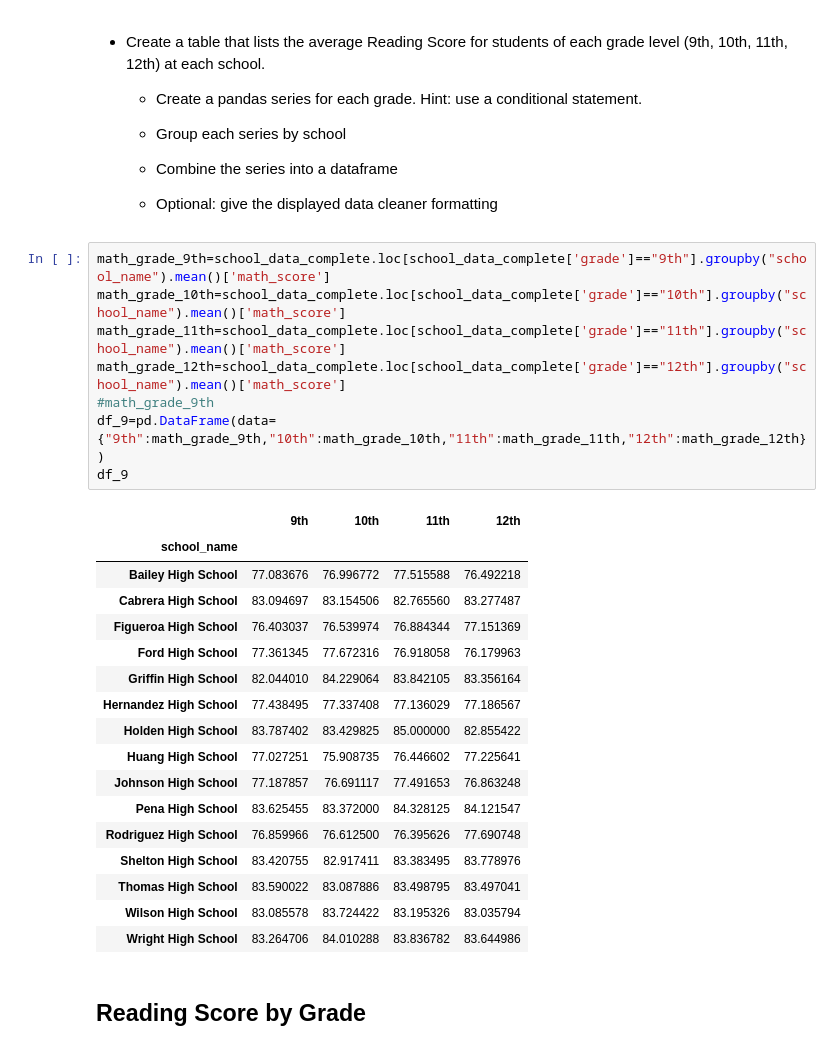
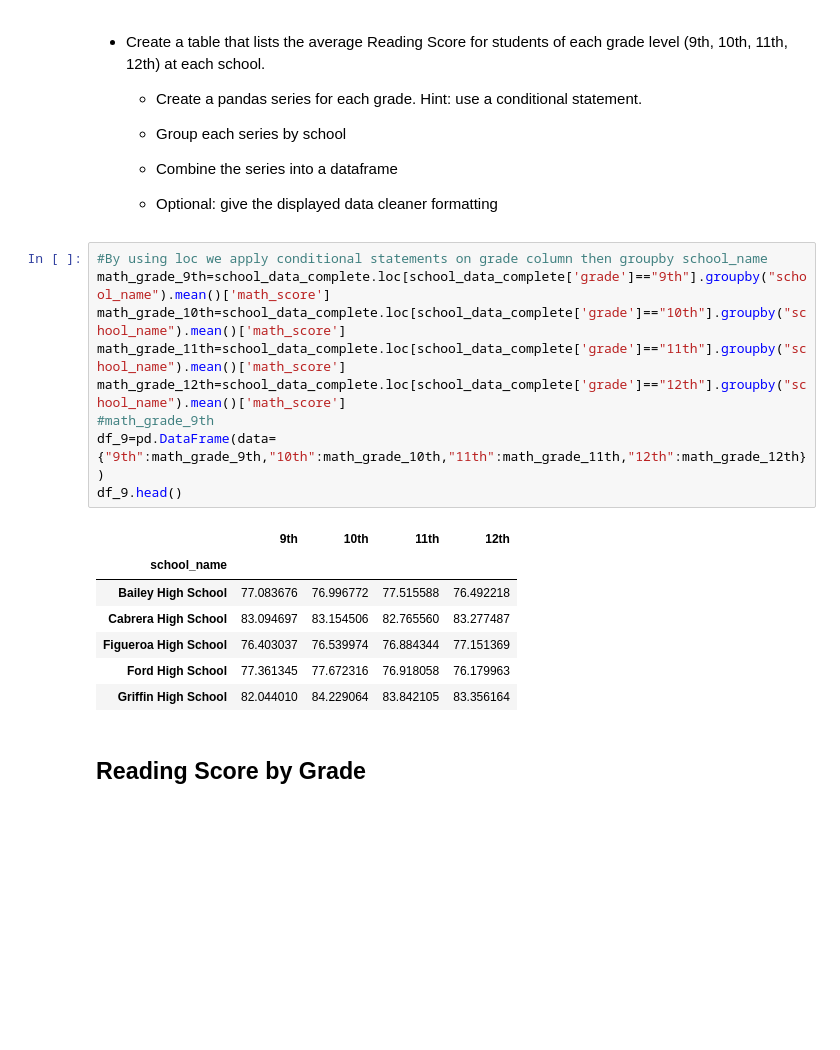
Before and after one commit to zareentaz/Pandas-Homework, a Jupyter notebook: PyCitySchools/PyCitySchools_starter.ipynb, the cells around one changed output. Saved outputs shown, nothing was run; the diff lists cells and outputs as text; blank space fills up the shorter version.

```diff
--- a/PyCitySchools/PyCitySchools_starter.ipynb
+++ b/PyCitySchools/PyCitySchools_starter.ipynb
@@ -233,31 +204,22 @@ df_9
 
   * Optional: give the displayed data cleaner formatting
 # %%
+#By using loc we apply conditional statements on grade column then groupby school_name
 math_grade_9th=school_data_complete.loc[school_data_complete['grade']=="9th"].groupby("school_name").mean()['math_score']
 math_grade_10th=school_data_complete.loc[school_data_complete['grade']=="10th"].groupby("school_name").mean()['math_score']
 math_grade_11th=school_data_complete.loc[school_data_complete['grade']=="11th"].groupby("school_name").mean()['math_score']
 math_grade_12th=school_data_complete.loc[school_data_complete['grade']=="12th"].groupby("school_name").mean()['math_score']
 #math_grade_9th
 df_9=pd.DataFrame(data={"9th":math_grade_9th,"10th":math_grade_10th,"11th":math_grade_11th,"12th":math_grade_12th})
-df_9
+df_9.head()
 # %% [output]
 |  | 9th | 10th | 11th | 12th |
 | school_name |  |  |  |  |
 | Bailey High School | 77.083676 | 76.996772 | 77.515588 | 76.492218 |
 | Cabrera High School | 83.094697 | 83.154506 | 82.765560 | 83.277487 |
 | Figueroa High School | 76.403037 | 76.539974 | 76.884344 | 77.151369 |
 | Ford High School | 77.361345 | 77.672316 | 76.918058 | 76.179963 |
 | Griffin High School | 82.044010 | 84.229064 | 83.842105 | 83.356164 |
-| Hernandez High School | 77.438495 | 77.337408 | 77.136029 | 77.186567 |
-| Holden High School | 83.787402 | 83.429825 | 85.000000 | 82.855422 |
-| Huang High School | 77.027251 | 75.908735 | 76.446602 | 77.225641 |
-| Johnson High School | 77.187857 | 76.691117 | 77.491653 | 76.863248 |
-| Pena High School | 83.625455 | 83.372000 | 84.328125 | 84.121547 |
-| Rodriguez High School | 76.859966 | 76.612500 | 76.395626 | 77.690748 |
-| Shelton High School | 83.420755 | 82.917411 | 83.383495 | 83.778976 |
-| Thomas High School | 83.590022 | 83.087886 | 83.498795 | 83.497041 |
-| Wilson High School | 83.085578 | 83.724422 | 83.195326 | 83.035794 |
-| Wright High School | 83.264706 | 84.010288 | 83.836782 | 83.644986 |
 # %% [markdown]
 ## Reading Score by Grade
 # %% [markdown]
```
Also changed, not shown: parts of 15 cells of this notebook.
